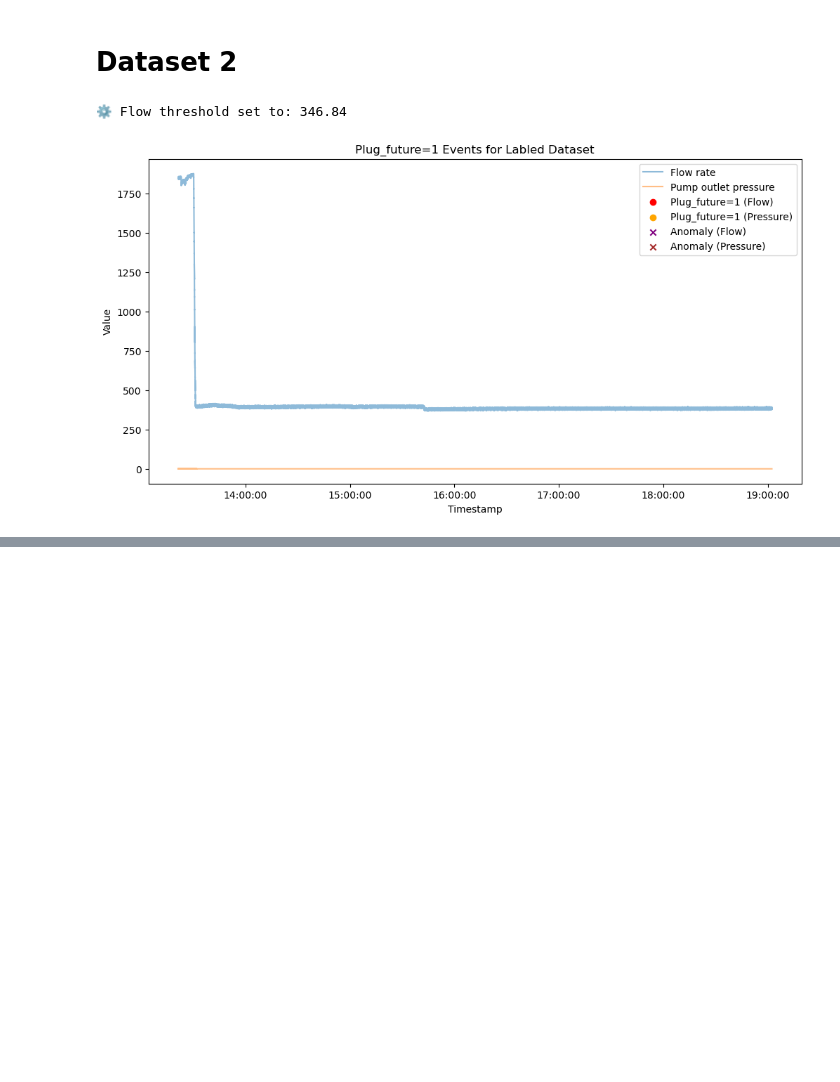
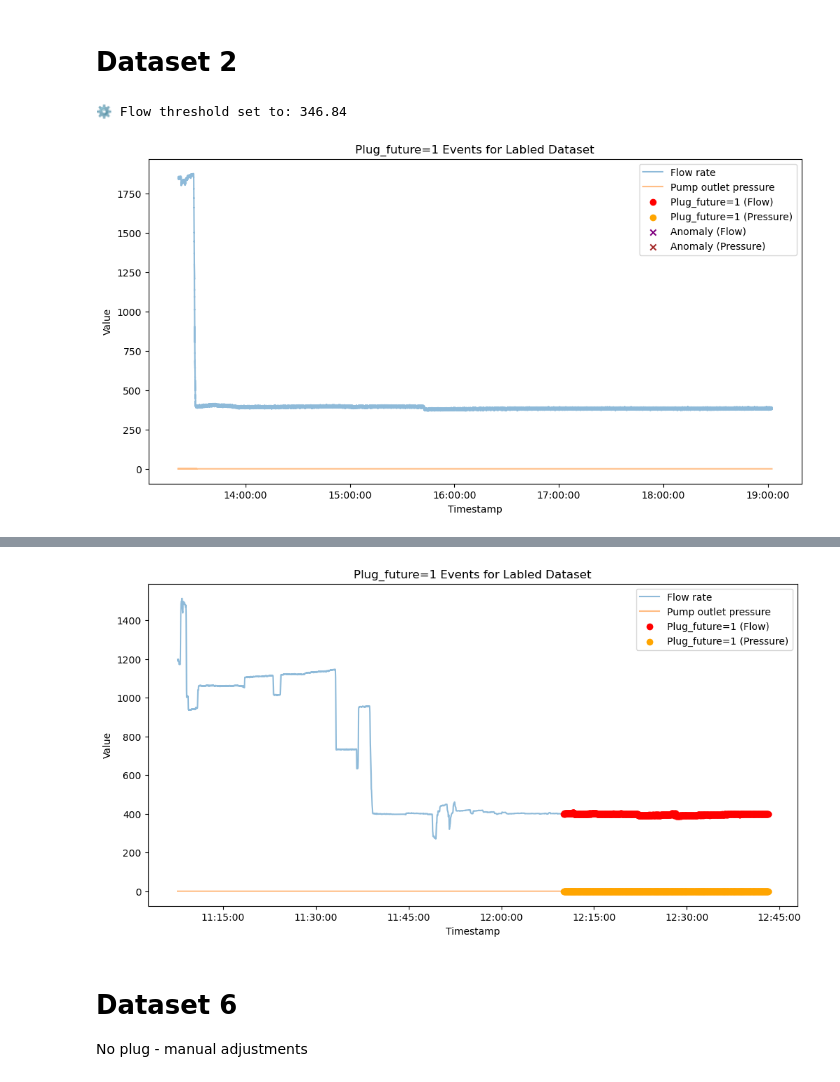
Before and after one commit to KaroGil/master_plug_prediction, a Jupyter notebook: notebooks/label_data.ipynb, the cells around one changed output, grey strips where cells are left out. Cells and saved outputs as stored; diff of their text form; code cells hidden in the pictures; blank space fills up the shorter version.

```diff
--- a/notebooks/label_data.ipynb
+++ b/notebooks/label_data.ipynb
@@ -108,0 +166,9 @@ ValueError: ❌ ERROR: Required columns for target creation are missing.
+# %%
+# Find 70 minutes marker
+start_time = dataset5.index.min()
+marker_time = start_time + pd.Timedelta(minutes=70)
+print(f"70 minutes marker timestamp: {marker_time}")
+
+# set plug
+dataset5['Plug'] = np.where(dataset5.index >= marker_time, 1, 0)
+dp.create_future_target(dataset5)
@@ -108,0 +177,7 @@ ValueError: ❌ ERROR: Required columns for target creation are missing.
+# %%
+dv.visualize_plug_event(dataset5, anomalies=True, plug_column="Plug_future", name="Labled Dataset")
+# %% [output]
+[figure, added]
+# %% [markdown]
+# Dataset 6
+No plug - manual adjustments
```
Also changed, not shown: parts of 43 cells of this notebook, 23 other files.
